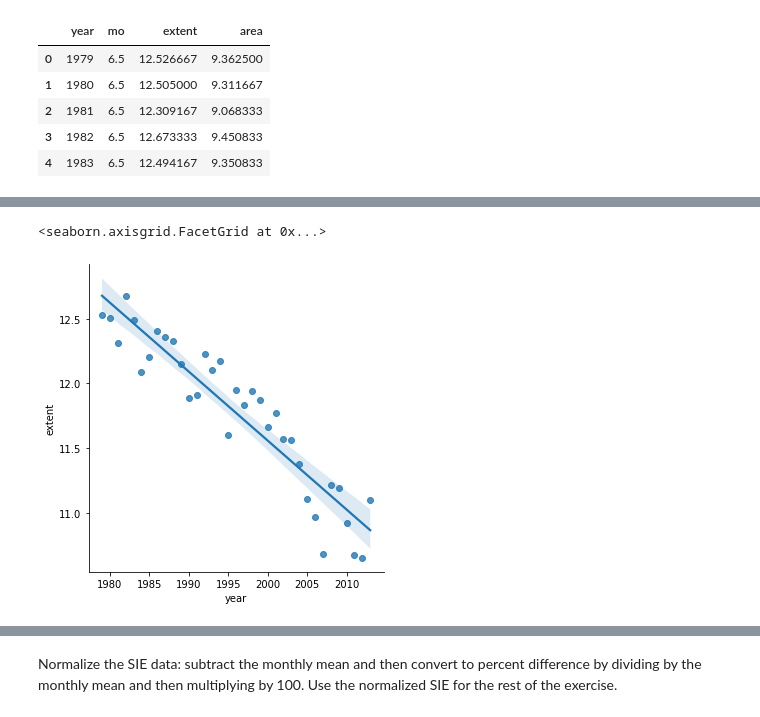
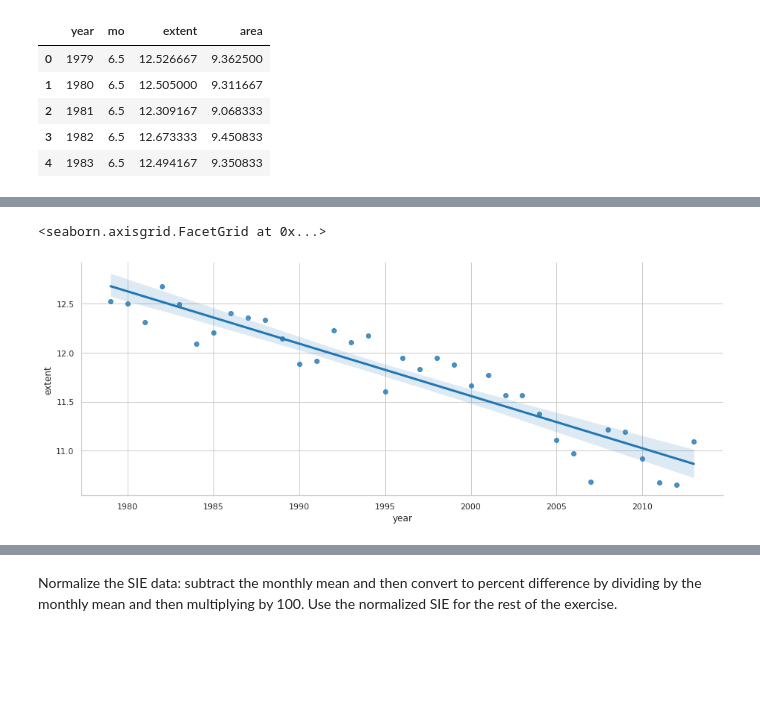
Before and after one commit to PedroCanoM/Idal_ia3, a Jupyter notebook: Sea_Ice_Extent_(1).ipynb, the cells around one changed output, grey strips where cells are left out. Saved outputs shown, nothing was run; the diff lists cells and outputs as text; code cells hidden in the pictures; blank space fills up the shorter version.

```diff
--- a/Sea_Ice_Extent_(1).ipynb
+++ b/Sea_Ice_Extent_(1).ipynb
@@ -296,8 +296,10 @@ px.scatter(aux1, x = 'year', y = 'extent',
 [interactive output not drawn]
 # %%
 #Para visualizar los intervalos de confianza de la predicción utilizamos lmplot
-#De nuevo observamos la tendencia negativa de SIE.
-sns.lmplot(data=aux1, x='year', y='extent')
+#De nuevo observamos la tendencia negativa del SIE.
+sns.set_style('whitegrid')
+sns.set_context('notebook', font_scale=1, rc={'lines.linewidth':2, 'font.family':[u'times']})
+sns.lmplot(data=aux1, x='year', y='extent', height=5.2, aspect=2.5)
 # %% [output]
 <seaborn.axisgrid.FacetGrid at 0x...>
-[figure, old version]
+[figure, new version]
```
Also changed, not shown: parts of 9 cells of this notebook.
